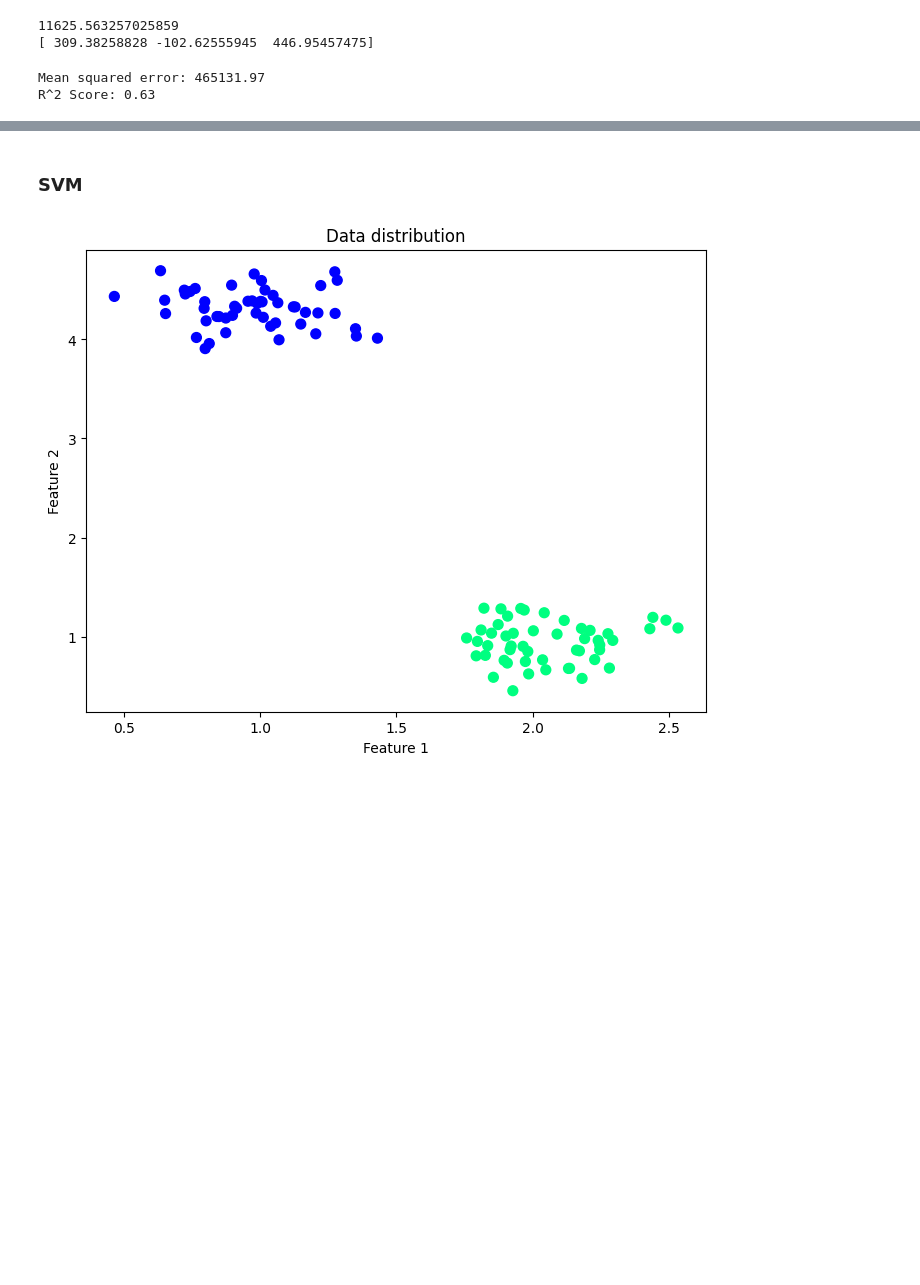
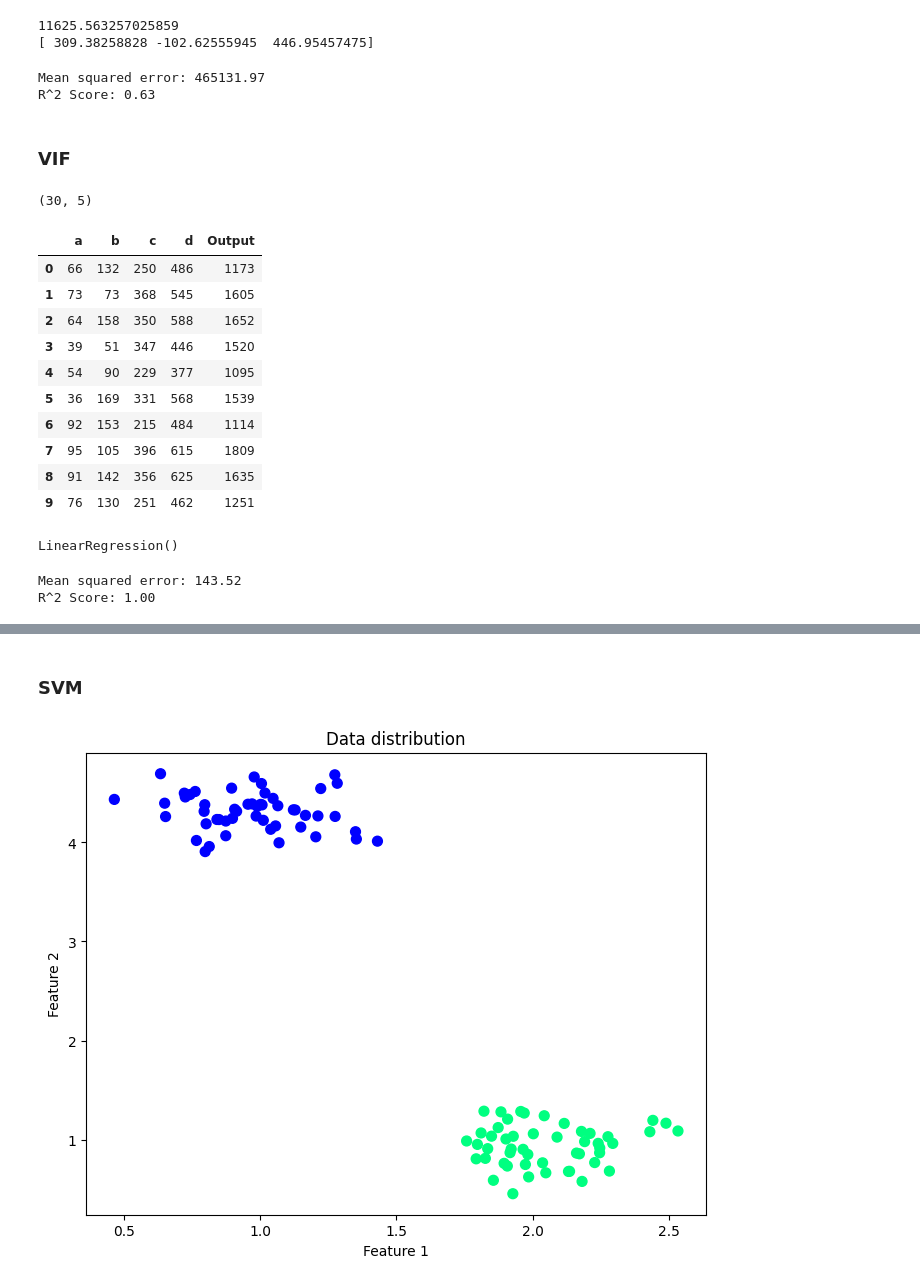
Before and after one commit to morancium/mining_repo, a Jupyter notebook: PracticeETE.ipynb, the cells around one changed output, grey strips where cells are left out. Drawn from its saved outputs; the diff is of its cells as text; code cells hidden in the pictures; blank space fills up the shorter version.

```diff
--- a/PracticeETE.ipynb
+++ b/PracticeETE.ipynb
@@ -74,3 +74,22 @@ print('R^2 Score: %.2f'
 # %% [output]
 Mean squared error: 465131.97
 R^2 Score: 0.63
+# %% [markdown]
+### VIF
+# %%
+Score = pd.read_csv("D:/work/mining/Notes/Datasets/VIF.csv")
+print(Score.shape)
+Score.head(10)
+# %% [output]
+(30, 5)
+|  | a | b | c | d | Output |
+| 0 | 66 | 132 | 250 | 486 | 1173 |
+| 1 | 73 | 73 | 368 | 545 | 1605 |
+| 2 | 64 | 158 | 350 | 588 | 1652 |
+| 3 | 39 | 51 | 347 | 446 | 1520 |
+| 4 | 54 | 90 | 229 | 377 | 1095 |
+| 5 | 36 | 169 | 331 | 568 | 1539 |
+| 6 | 92 | 153 | 215 | 484 | 1114 |
+| 7 | 95 | 105 | 396 | 615 | 1809 |
+| 8 | 91 | 142 | 356 | 625 | 1635 |
+| 9 | 76 | 130 | 251 | 462 | 1251 |
@@ -76,0 +100,20 @@ R^2 Score: 0.63
+# %%
+from sklearn.linear_model import LinearRegression
+regressor = LinearRegression()
+regressor.fit(X, y)
+# %% [output]
+LinearRegression()
+# %%
+#making predictions:
+y_pred = regressor.predict(X)
+# The coefficients
+from sklearn.metrics import mean_squared_error, r2_score
+# The mean squared error
+print('Mean squared error: %.2f'
+      % mean_squared_error(y, y_pred))
+# The coefficient of determination: 1 is perfect prediction
+print('R^2 Score: %.2f'
+      % r2_score(y, y_pred))
+# %% [output]
+Mean squared error: 143.52
+R^2 Score: 1.00
```
Also changed, not shown: parts of 33 cells of this notebook, 1 other file.
